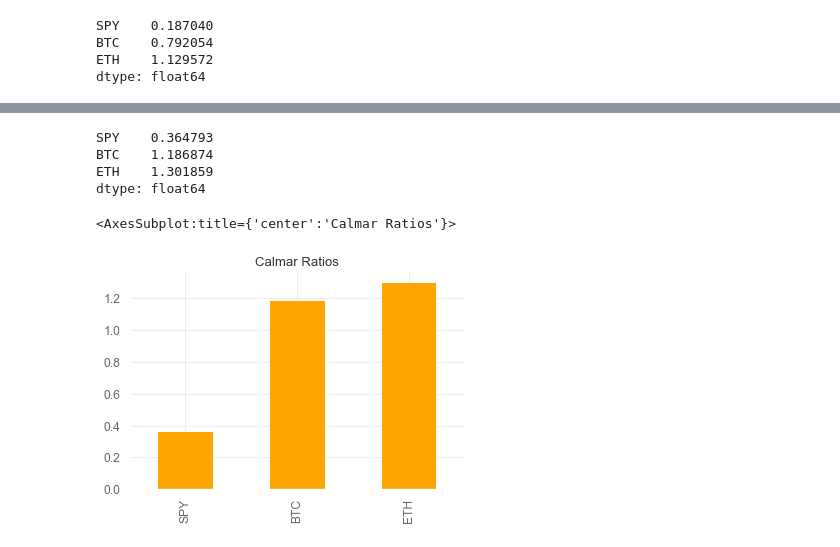
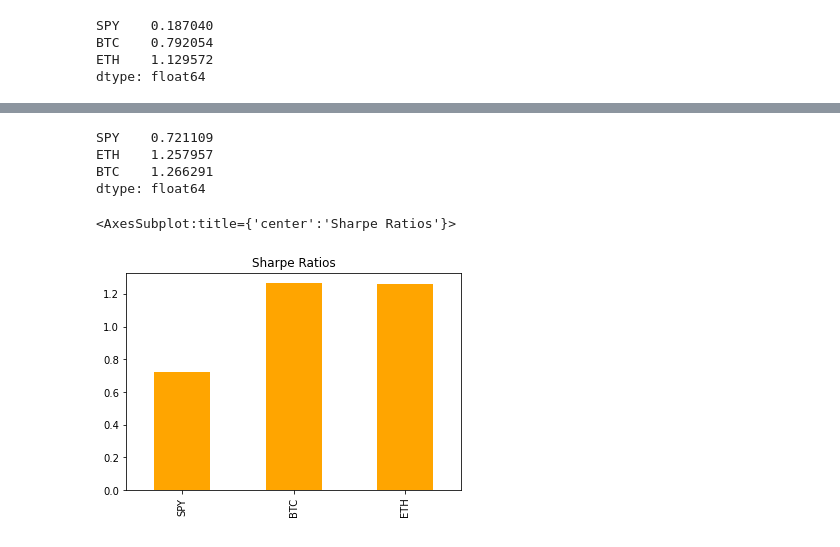
Before and after one commit to 7amza-eth/LongTermAssetAnalysis, a Jupyter notebook: Main.ipynb, the cells around one changed output, grey strips where cells are left out. Drawn from its saved outputs; the diff is of its cells as text; code cells hidden in the pictures.

Commit message:
Revert "rolling betas and calmar ratios completed"

```diff
--- a/Main.ipynb
+++ b/Main.ipynb
@@ -122,3 +141,7 @@ daily_returns_df.rolling(window=21).std().plot(figsize=(20,10), title="21 Day Ro
 # %% [output]
 <AxesSubplot:title={'center':'21 Day Rolling Standard Deviation'}>
 [figure]
+# %%
+# Calculate the annual average return data for the for SPY,BTC,ETC
+all_annual_average_returns = dailyReturns_df.mean() * 252
+all_annual_average_returns.sort_values()
@@ -125,5 +153,7 @@ daily_returns_df.rolling(window=21).std().plot(figsize=(20,10), title="21 Day Ro
 # %%
-all_standard_deviations = daily_returns_df.std()
+
+
+all_standard_deviations = dailyReturns_df.std()
 all_standard_deviations.sort_values()
 
 all_annual_standard_deviations = all_standard_deviations * np.sqrt(252)
@@ -152,4 +165,0 @@ btc_21rolling_beta.plot(figsize=(14,7), title='BTC 21 Day Rolling Beta')
-# %%
-# Calculate the annual average return data for the for SPY,BTC,ETC
-all_annual_average_returns = daily_returns_df.mean() * 252
-all_annual_average_returns.sort_values()
@@ -175,13 +166,14 @@ sharpe_ratios.plot(kind="bar", title="Sharpe Ratios", color="orange")
-# %%
-calmar_ratios = daily_returns_df.apply(qs.stats.calmar, axis=0)
-calmar_ratios
-# %% [output]
-SPY    0.364793
-BTC    1.186874
-ETH    1.301859
-dtype: float64
-# %%
-calmar_ratios.plot(kind="bar", title="Calmar Ratios", color="orange")
-# %% [output]
-<AxesSubplot:title={'center':'Calmar Ratios'}>
-[figure, removed]
+# %%
+#Sharpe Ratio
+all_sharpe_ratios = all_annual_average_returns / all_annual_standard_deviations
+all_sharpe_ratios.sort_values()
+# %% [output]
+SPY    0.721109
+ETH    1.257957
+BTC    1.266291
+dtype: float64
+# %%
+all_sharpe_ratios.plot(kind="bar", title="Sharpe Ratios", color="orange")
+# %% [output]
+<AxesSubplot:title={'center':'Sharpe Ratios'}>
+[figure, added]
```
Also changed, not shown: parts of 15 cells of this notebook.
